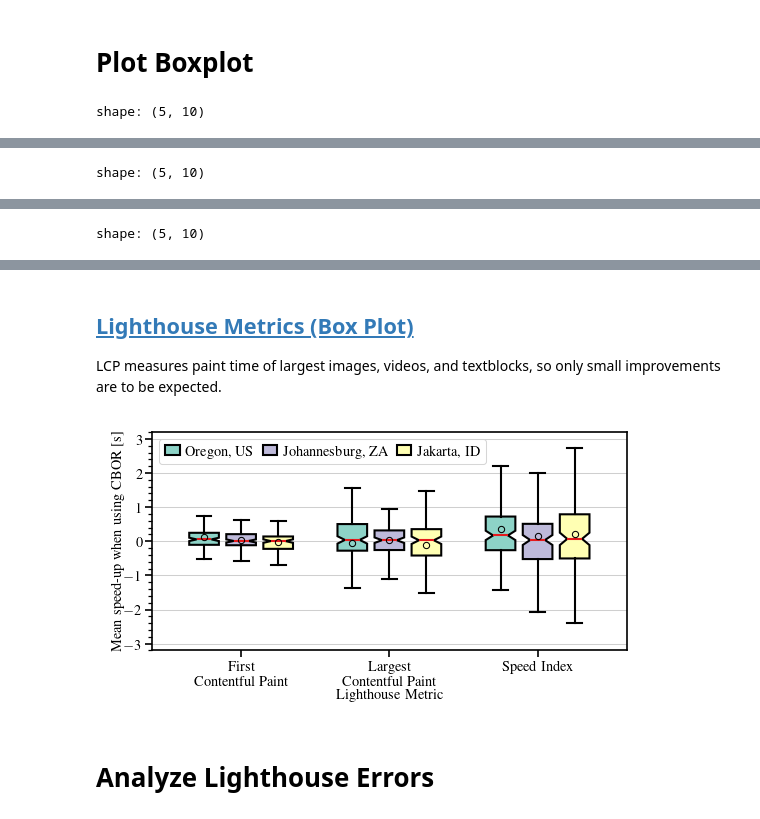
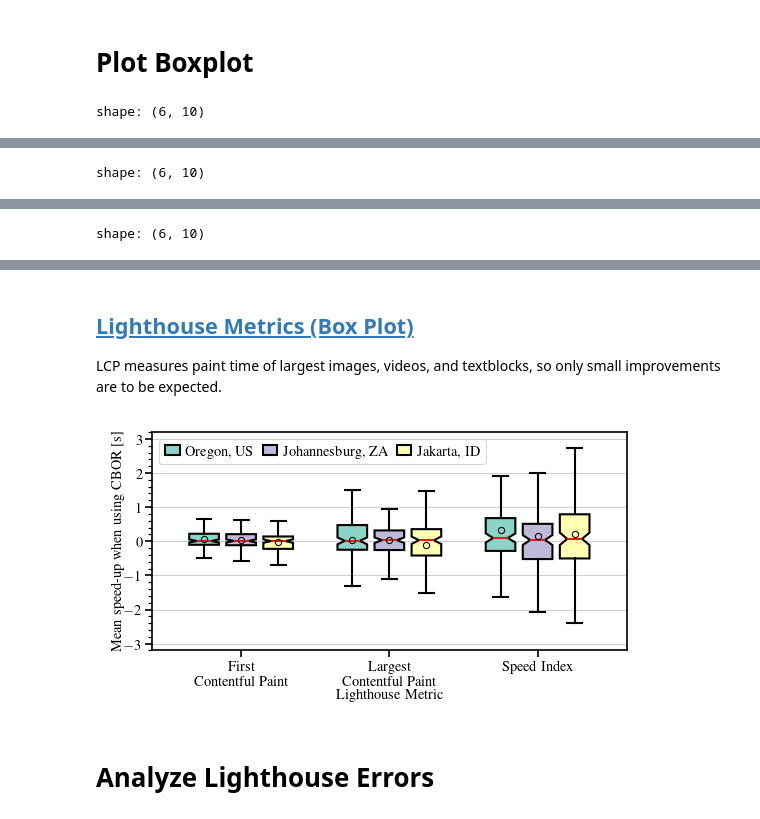
Before and after one commit to miri64/artifacts-tnsm26-cbor-dns-eval, a Jupyter notebook: 06_1evaluation.ipynb, the cells around one changed output, grey strips where cells are left out. Saved outputs shown, nothing was run; the diff lists cells and outputs as text; code cells hidden in the pictures.

Commit message:
06_1evaluation.ipynb: update plots after 8 US, west runs

```diff
--- a/06_1evaluation.ipynb
+++ b/06_1evaluation.ipynb
@@ -193,6 +193,7 @@ METRICS = [
     "largest_contentful_paint",
     "speed_index",
     "total_blocking_time",
+    "cumulative_layout_shift",
     "rtt",
 ]
 
@@ -207,6 +208,7 @@ METRIC_XAXIS_LABEL = {
     "largest_contentful_paint": "Largest\nContentful Paint",
     "speed_index": "Speed Index",
     "total_blocking_time": "Total\nBlocking Time",
+    "cumulative_layout_shift": "Cumulative\nLayout Shift",
     "rtt": "RTT",
 }
 LOCATIONS = {
@@ -244,6 +246,7 @@ for i, location in enumerate(LOCATIONS_SORTED):
         & polars.col("largest_contentful_paint").is_not_null()
         & polars.col("speed_index").is_not_null()
         & polars.col("total_blocking_time").is_not_null()
+        & polars.col("cumulative_layout_shift").is_not_null()
         & polars.col("rtt").is_not_null()
     ).select(
         ["domain"] + METRICS
@@ -270,8 +273,8 @@ for i, location in enumerate(LOCATIONS_SORTED):
 
     display(stats)
     bxplt = ax.boxplot(
-        times.select(METRICS).select(polars.exclude(["rtt", "total_blocking_time"])),
-        positions=numpy.arange(1, len(METRICS) - 1) + LOCATION_OFFSET[location],
+        times.select(METRICS).select(polars.exclude(["rtt", "total_blocking_time", "cumulative_layout_shift"])),
+        positions=numpy.arange(1, len(METRICS) - 2) + LOCATION_OFFSET[location],
         notch=True,
         widths=WIDTH - .1,
         showfliers=False,
@@ -288,7 +291,7 @@ ax.set_axisbelow(True)
 ax.grid(axis="y")
 ax.set_xlim(0.4, 3.6)
 ax.set_xlabel(f"Lighthouse Metric")
-ax.set_xticks(range(1, len(METRICS) - 1), [METRIC_XAXIS_LABEL[m] for m in METRICS if m not in ["rtt", "total_blocking_time"]])
+ax.set_xticks(range(1, len(METRICS) - 2), [METRIC_XAXIS_LABEL[m] for m in METRICS if m not in ["rtt", "total_blocking_time", "cumulative_layout_shift"]])
 ax.set_ylabel(f"Mean speed-up when using CBOR [s]")
 ax.set_ylim(-3200, 3200)
 ax.set_yticks(numpy.arange(-3000, 3300, 1000))
@@ -304,6 +307,6 @@ display(
 matplotlib.pyplot.savefig(filepath, bbox_inches="tight", pad_inches=0.01)
 matplotlib.pyplot.show()
 # %% [output]
-shape: (5, 10)
+shape: (6, 10)
 | metric | location | max. runs | successful domains | successful unique domains | min. | max. | mean | std. | ... |
 | str | str | i64 | f64 | i64 | f64 | f64 | f64 | f64 | ... |
@@ -315,4 +319,4 @@ shape: (5, 10)
-shape: (5, 10)
+shape: (6, 10)
 | metric | location | max. runs | successful domains | successful unique domains | min. | max. | mean | std. | ... |
 | str | str | i64 | f64 | i64 | f64 | f64 | f64 | f64 | ... |
 | "first_contentful_paint" | "Johannesburg, ZA" | 5 | 121.6 | 124 | -1322.936183 | 2036.6258 | 36.268561 | 459.036316 | ... |
@@ -322,5 +327,5 @@ shape: (5, 10)
 | "rtt" | "Johannesburg, ZA" | 5 | 121.6 | 124 | -200.783984 | 419.4418 | 1.509345 | 46.822875 | ... |
-shape: (5, 10)
+shape: (6, 10)
 | metric | location | max. runs | successful domains | successful unique domains | min. | max. | mean | std. | ... |
 | str | str | i64 | f64 | i64 | f64 | f64 | f64 | f64 | ... |
 | "first_contentful_paint" | "Jakarta, ID" | 5 | 120.4 | 125 | -3073.829069 | 2171.9234 | -26.863088 | 617.422948 | ... |
@@ -330,8 +336,8 @@ shape: (5, 10)
 | "rtt" | "Jakarta, ID" | 5 | 120.4 | 125 | -259.237692 | 860.967454 | 12.84123 | 110.595764 | ... |
 ## [Lighthouse Metrics (Box Plot)](06_1evaluation/plots/lighthouse-box.pdf)
 
 LCP measures paint time of largest images, videos, and textblocks, so only small improvements are to be expected.
-[figure, old version]
+[figure, new version]
 # %% [markdown]
 # Analyze Lighthouse Errors
 # %%
```
Also changed, not shown: parts of 6 cells of this notebook, 2 other files.
